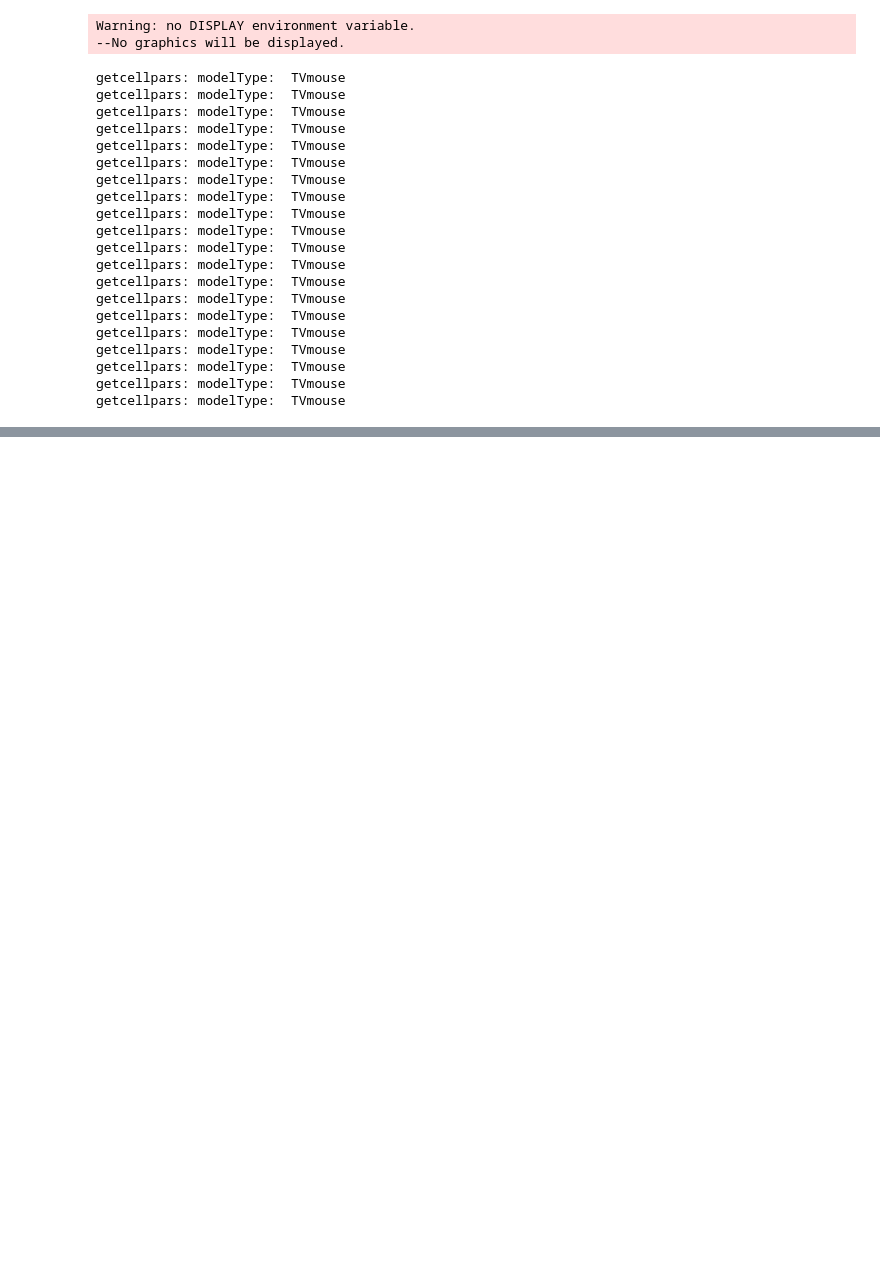
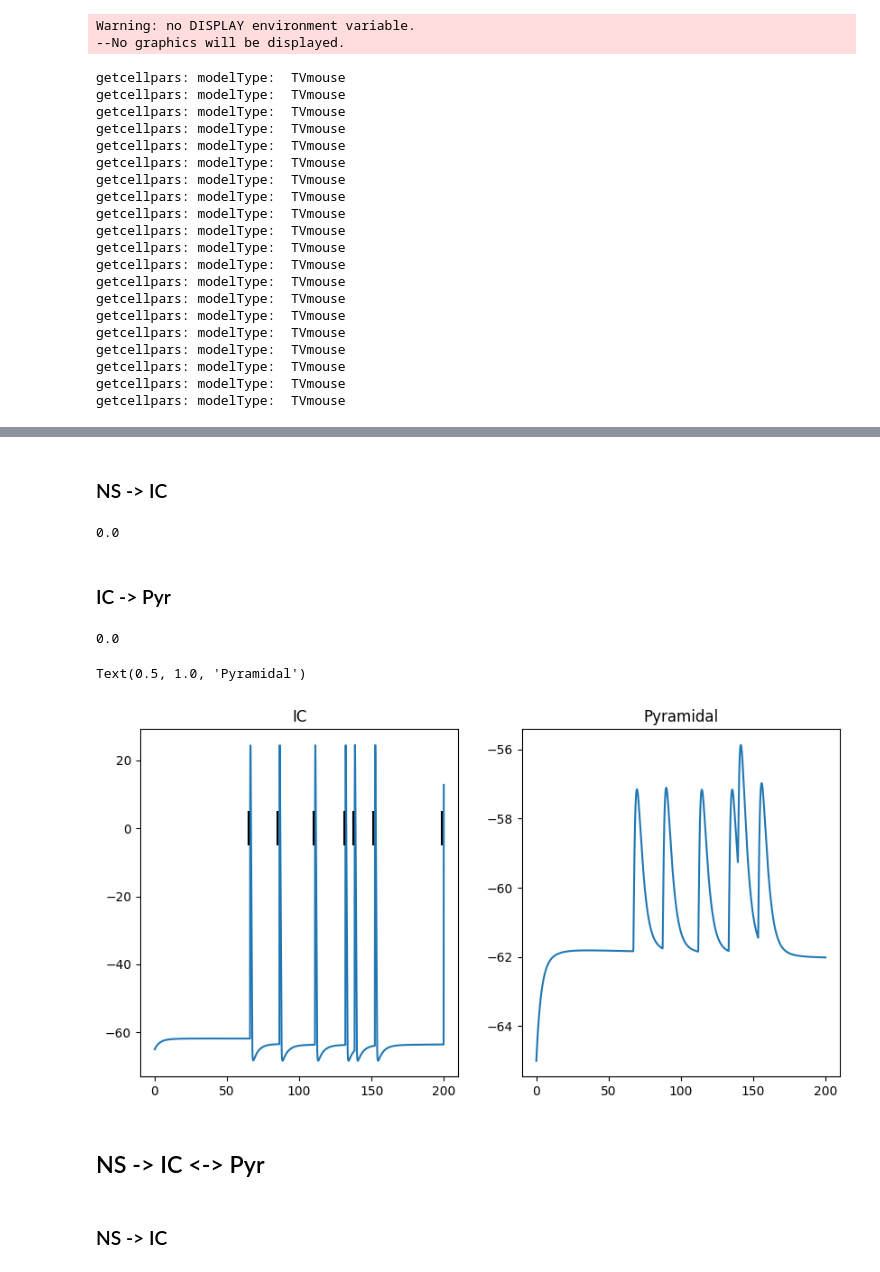
Before and after one commit to kedoxey/DCN_model, a Jupyter notebook: notebooks/tune_ic.ipynb, the cells around one changed output, grey strips where cells are left out. Drawn from its saved outputs; the diff is of its cells as text; code cells hidden in the pictures; blank space fills up the shorter version.

```diff
--- a/notebooks/tune_ic.ipynb
+++ b/notebooks/tune_ic.ipynb
@@ -55,0 +108,23 @@ t = h.Vector().record(h._ref_t)
+# %%
+ic_cell = cnm.cells.Pyramidal().create()
+ic_v = h.Vector().record(ic_cell.soma(0.5)._ref_v)
+# %% [markdown]
+### NS -> IC
+# %%
+ns_ic = h.NetStim()
+ns_ic.interval = 1000/40  # 80 Hz
+ns_ic.number = 2e9
+ns_ic.start = 20
+ns_ic.noise = 0.8
+ns_ic.seed(74)
+
+stim_t_ic = h.Vector()
+stim_id_ic = h.Vector()
+e_syn_ic = h.ExpSyn(ic_cell.soma(0.5))
+nc_ic = h.NetCon(ns_ic, e_syn_ic)
+nc_ic.weight[0] = 1
+nc_ic.record(stim_t_ic, stim_id_ic)
+# %% [output]
+0.0
+# %% [markdown]
+### IC -> Pyr
@@ -55,0 +137,30 @@ t = h.Vector().record(h._ref_t)
+# %%
+stim_t = h.Vector()
+stim_id = h.Vector()
+nc.record(stim_t, stim_id)
+
+h.tstop = 0.2*1000
+h.dt = 0.025
+h.celsius = 34.0
+
+cnm.util.custom_init()
+h.run()
+# %% [output]
+0.0
+# %%
+fig, axs = plt.subplots(1,2,figsize=(10,5))
+axs.ravel()
+
+axs[0].plot(t, ic_v)
+axs[0].set_title('IC')
+axs[0].vlines(list(stim_t_ic), ymin=-5, ymax=5, color='k')
+
+axs[1].plot(t, pyramidal_v)
+axs[1].set_title('Pyramidal')
+# %% [output]
+Text(0.5, 1.0, 'Pyramidal')
+[figure, added]
+# %% [markdown]
+## NS -> IC <-> Pyr
+# %% [markdown]
+### NS -> IC
```
Also changed, not shown: parts of 25 cells of this notebook, 10 other files.
